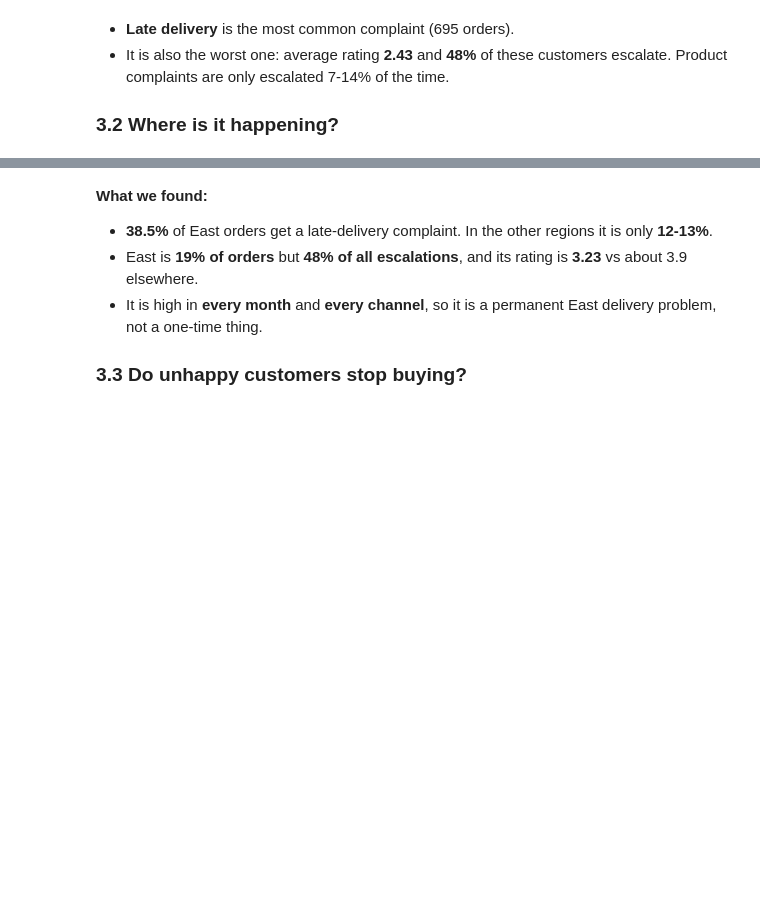
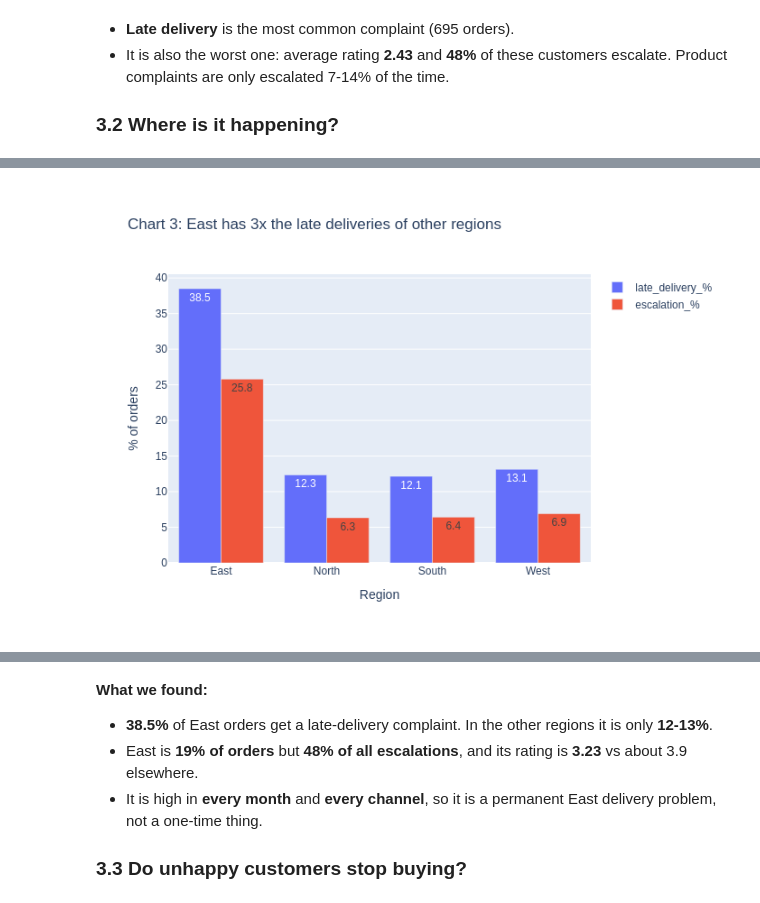
Before and after one commit to Y4SHV4RDH4N/Claude, a Jupyter notebook: project-vyapaar/colab/Vyapaar_Full_Analysis.ipynb, the cells around one changed output, grey strips where cells are left out. Drawn from its saved outputs; the diff is of its cells as text; code cells hidden in the pictures; blank space fills up the shorter version.

```diff
--- a/project-vyapaar/colab/Vyapaar_Full_Analysis.ipynb
+++ b/project-vyapaar/colab/Vyapaar_Full_Analysis.ipynb
@@ -388,10 +632,12 @@ region
 # %%
 # CHART 3
 chart3 = region.reset_index()
 fig = px.bar(chart3, x="region_at_order", y=["late_delivery_%", "escalation_%"], barmode="group", text_auto=".1f",
-             title="Chart 3: East has 3x the late deliveries and about 4x the escalations of other regions",
+             title="Chart 3: East has 3x the late deliveries of other regions",
              labels={"region_at_order": "Region", "value": "% of orders", "variable": ""})
 fig.show()
+# %% [output]
+[figure, added]
 # %%
 # Is it just one bad month? (% late-delivery complaints by month)
 df["month"] = df["order_date"].dt.month
```
Also changed, not shown: parts of 51 cells of this notebook, 4 other files.
